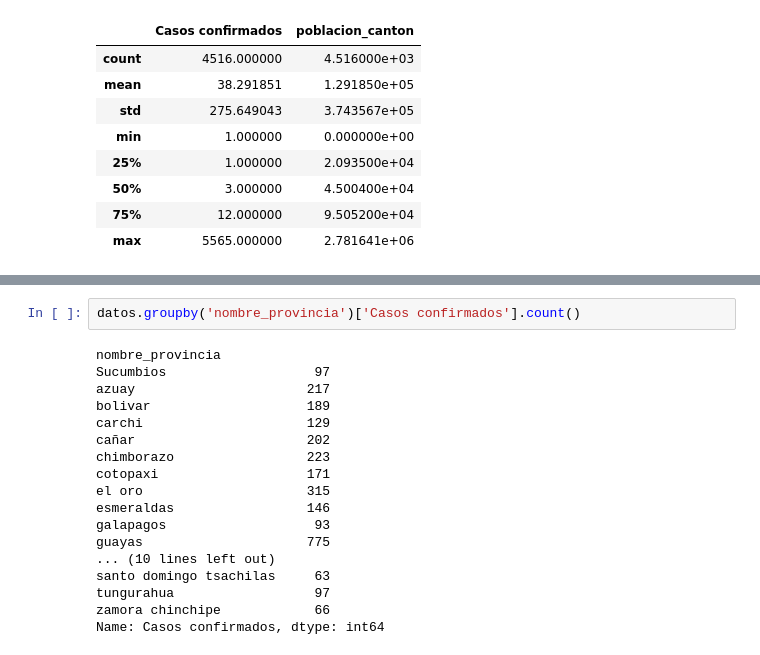
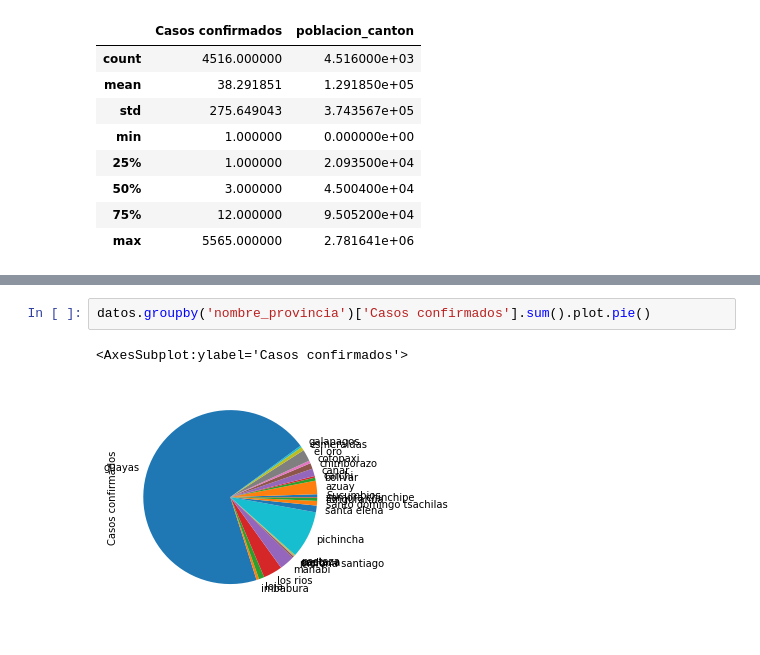
Before and after one commit to LeninGF/Curso_MachineLearning_Python_EPN2019_IEEE, a Jupyter notebook: Pandas/PandasTutorial_2.ipynb, the cells around one changed output, grey strips where cells are left out. Drawn from its saved outputs; the diff is of its cells as text.

```diff
--- a/Pandas/PandasTutorial_2.ipynb
+++ b/Pandas/PandasTutorial_2.ipynb
@@ -60,20 +77,5 @@ datos.plot.line(x='fecha', y='Casos confirmados')
 # %%
-datos.groupby('nombre_provincia')['Casos confirmados'].count()
+datos.groupby('nombre_provincia')['Casos confirmados'].sum().plot.pie()
 # %% [output]
-nombre_provincia
-Sucumbios                   97
-azuay                      217
-bolivar                    189
-carchi                     129
-cañar                      202
-chimborazo                 223
-cotopaxi                   171
-el oro                     315
-esmeraldas                 146
-galapagos                   93
-guayas                     775
-... (10 lines left out)
-santo domingo tsachilas     63
-tungurahua                  97
-zamora chinchipe            66
-Name: Casos confirmados, dtype: int64
+<AxesSubplot:ylabel='Casos confirmados'>
+[figure, added]
```
Also changed, not shown: parts of 18 cells of this notebook, 20 other files.
